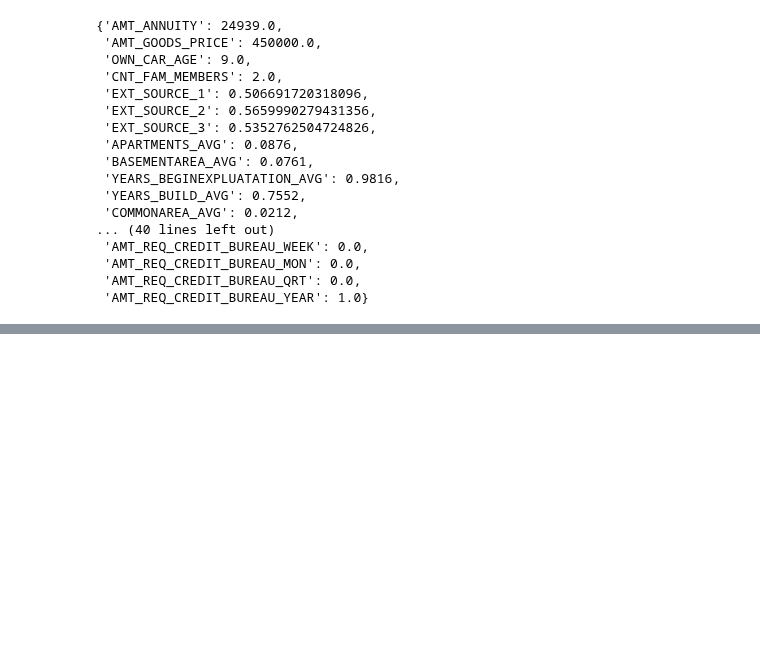
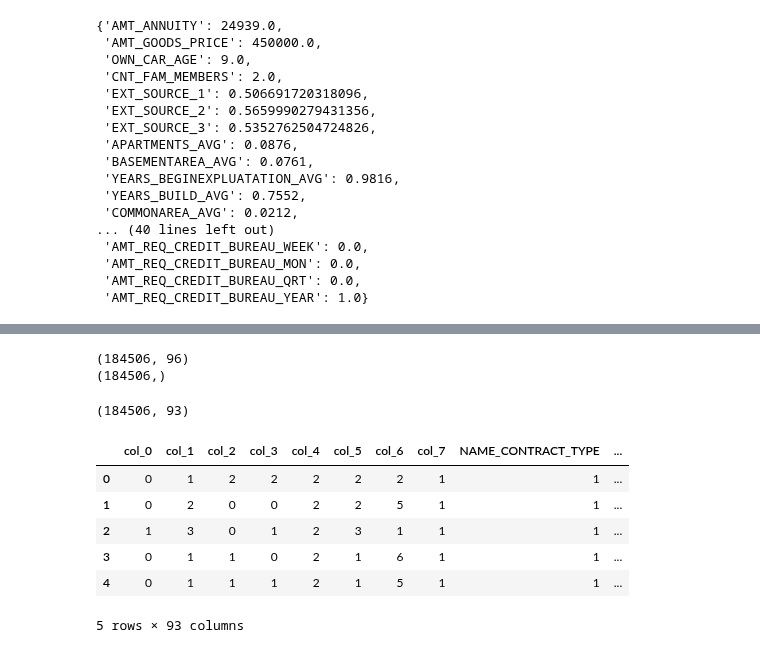
Before and after one commit to DhruvAwasthi/AI511_HOMELOAN_2022, a Jupyter notebook: notebooks/2022_10_20_iter_3_exploratory_data_analysis.ipynb, the cells around one changed output, grey strips where cells are left out. Drawn from its saved outputs; the diff is of its cells as text; code cells hidden in the pictures; blank space fills up the shorter version.

Commit message:
Encode categorical data using hash encoder

```diff
--- a/notebooks/2022_10_20_iter_3_exploratory_data_analysis.ipynb
+++ b/notebooks/2022_10_20_iter_3_exploratory_data_analysis.ipynb
@@ -335,0 +355,3 @@ for column in categorical_columns:
+# %%
+df["FLAG_OWN_CAR"].replace({"Y": 1, "N": 0}, inplace=True)
+df["FLAG_OWN_REALTY"].replace({"Y": 1, "N": 0}, inplace=True)
@@ -335,0 +417,9 @@ for column in categorical_columns:
+# %%
+X = df.iloc[:, :-1]
+Y = df.iloc[:, -1]
+print(X.shape)
+print(Y.shape)
+hashing_encoder = HashingEncoder(cols=columns_using_hashing_encoder, n_components=16).fit(X, Y)
+# %% [output]
+(184506, 96)
+(184506,)
@@ -335,0 +430,21 @@ for column in categorical_columns:
+# %%
+a = open("hashing_encoder.pkl", "rb")
+hashing_encoder = pkl.load(a)
+a.close()
+# %%
+df = hashing_encoder.transform(X)
+df["TARGET"] = Y
+# %%
+df.shape
+# %% [output]
+(184506, 93)
+# %%
+df.head()
+# %% [output]
+|  | col_0 | col_1 | col_2 | col_3 | col_4 | col_5 | col_6 | col_7 | NAME_CONTRACT_TYPE | ... |
+| 0 | 0 | 1 | 2 | 2 | 2 | 2 | 2 | 1 | 1 | ... |
+| 1 | 0 | 2 | 0 | 0 | 2 | 2 | 5 | 1 | 1 | ... |
+| 2 | 1 | 3 | 0 | 1 | 2 | 3 | 1 | 1 | 1 | ... |
+| 3 | 0 | 1 | 1 | 0 | 2 | 1 | 6 | 1 | 1 | ... |
+| 4 | 0 | 1 | 1 | 1 | 2 | 1 | 5 | 1 | 1 | ... |
+5 rows × 93 columns
```
Also changed, not shown: parts of 7 cells of this notebook, 5 other files.
